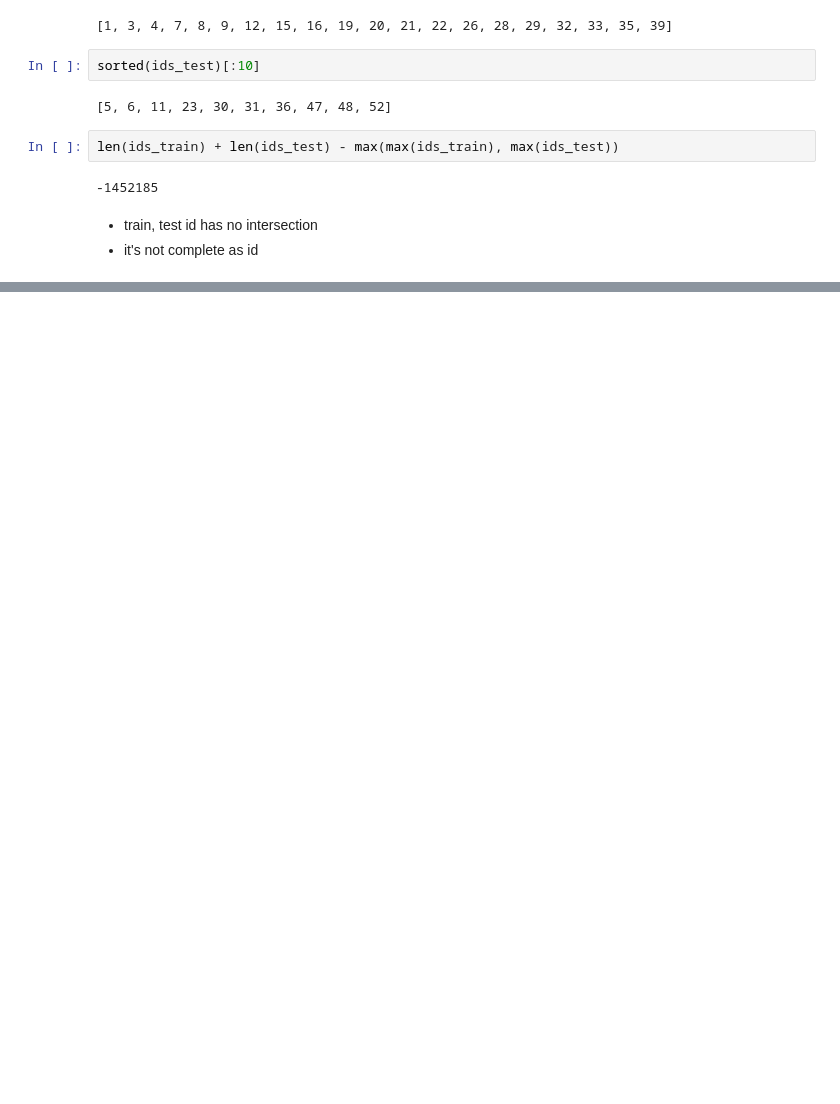
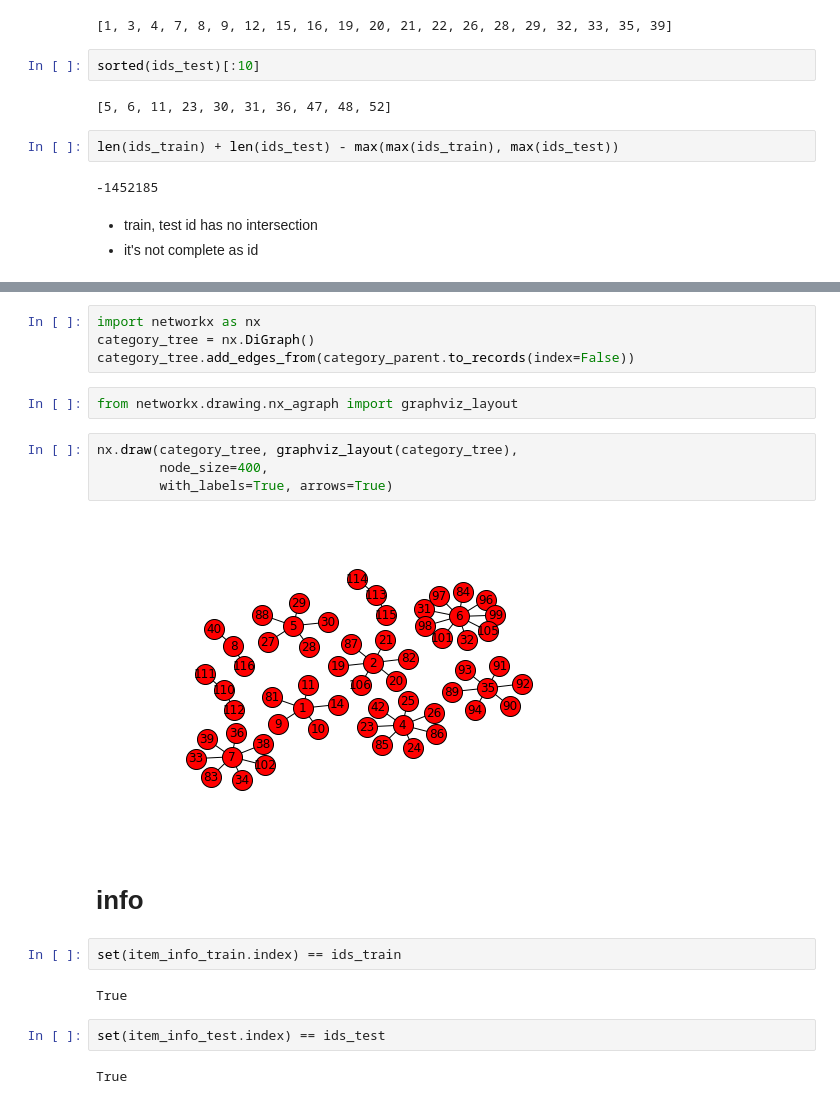
Before and after one commit to qf6101/avito-duplicate-ads-detection, a Jupyter notebook: data exploration.ipynb, the cells around one changed output, grey strips where cells are left out. Drawn from its saved outputs; the diff is of its cells as text; blank space fills up the shorter version.

```diff
--- a/data exploration.ipynb
+++ b/data exploration.ipynb
@@ -106,0 +129,22 @@ len(ids_train) + len(ids_test) - max(max(ids_train), max(ids_test))
+# %%
+import networkx as nx
+category_tree = nx.DiGraph()
+category_tree.add_edges_from(category_parent.to_records(index=False))
+# %%
+from networkx.drawing.nx_agraph import graphviz_layout
+# %%
+nx.draw(category_tree, graphviz_layout(category_tree),
+        node_size=400,
+        with_labels=True, arrows=True)
+# %% [output]
+[figure, added]
+# %% [markdown]
+# info
+# %%
+set(item_info_train.index) == ids_train
+# %% [output]
+True
+# %%
+set(item_info_test.index) == ids_test
+# %% [output]
+True
```
Also changed, not shown: parts of 23 cells of this notebook.
